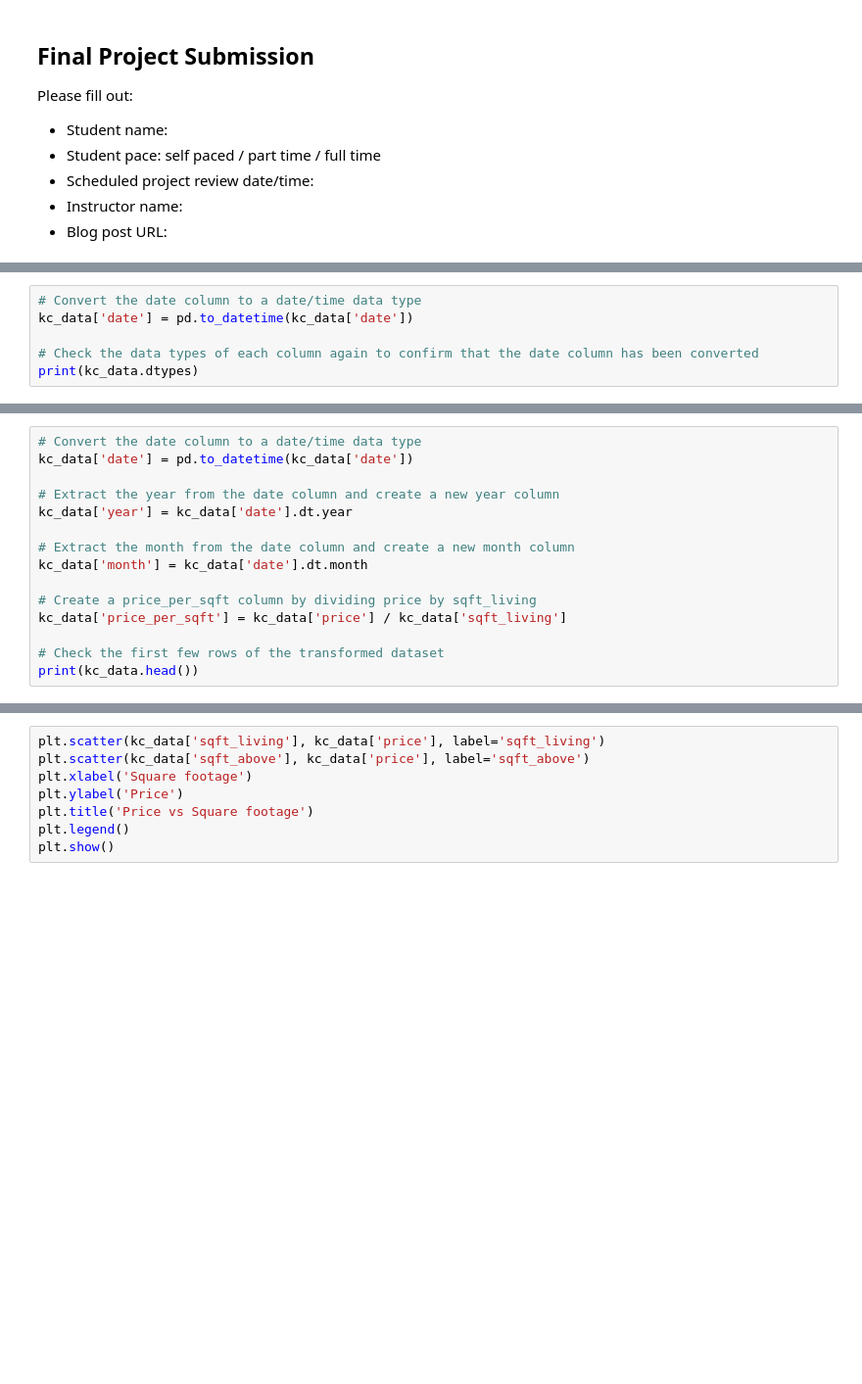
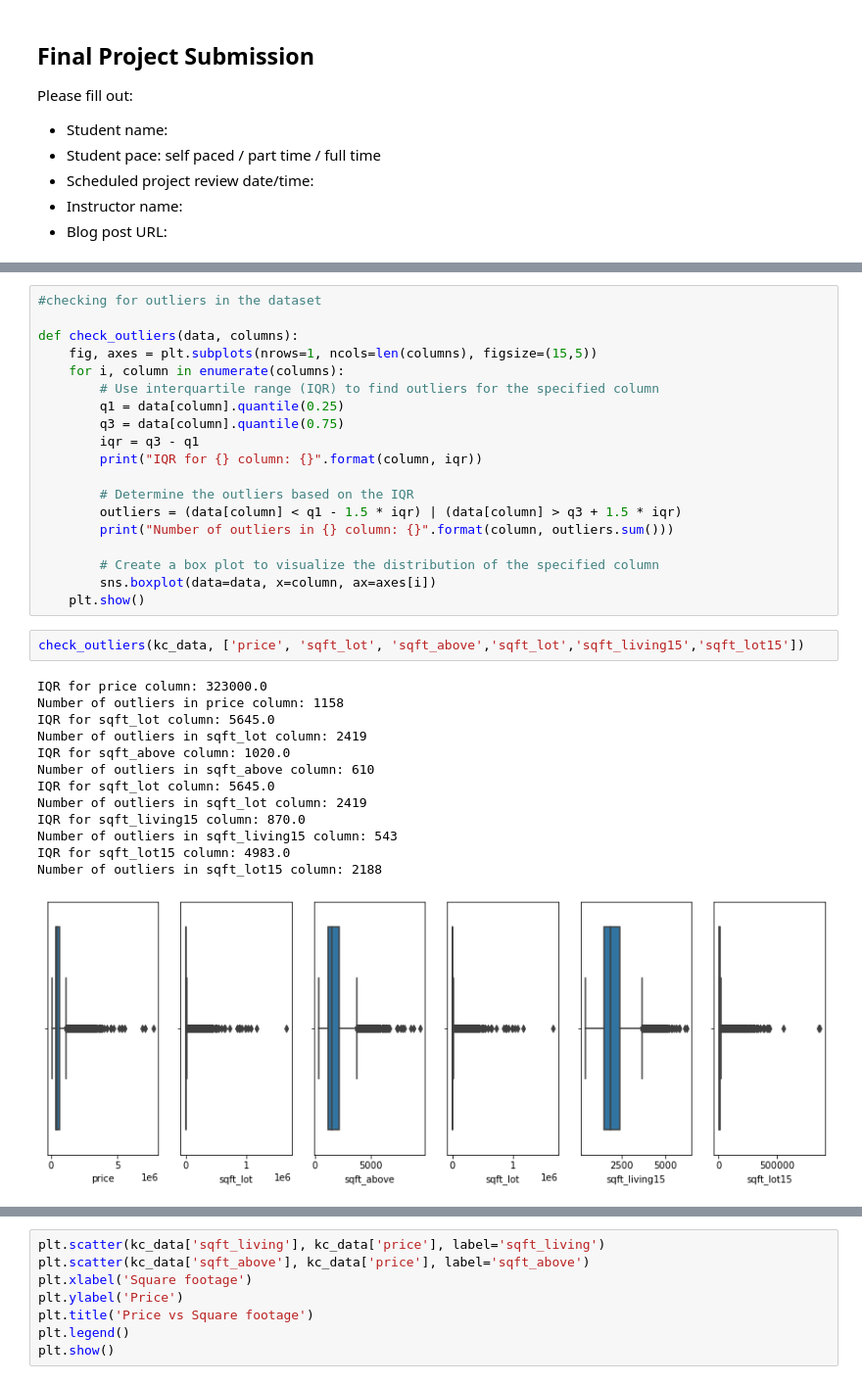
Before and after one commit to billymwangi/project-phase-2, a Jupyter notebook: student d.ipynb, the cells around one changed output, grey strips where cells are left out. Shown at 98% size. Drawn from its saved outputs; the diff is of its cells as text; blank space fills up the shorter version.

```diff
--- a/student d.ipynb
+++ b/student d.ipynb
@@ -336,6 +36,0 @@ correcting all the data types of columns with errors
-# %%
-# Convert the date column to a date/time data type
-kc_data['date'] = pd.to_datetime(kc_data['date'])
-
-# Check the data types of each column again to confirm that the date column has been converted
-print(kc_data.dtypes)
@@ -362,15 +36,0 @@ Tranforming the data
-# %%
-# Convert the date column to a date/time data type
-kc_data['date'] = pd.to_datetime(kc_data['date'])
-
-# Extract the year from the date column and create a new year column
-kc_data['year'] = kc_data['date'].dt.year
-
-# Extract the month from the date column and create a new month column
-kc_data['month'] = kc_data['date'].dt.month
-
-# Create a price_per_sqft column by dividing price by sqft_living
-kc_data['price_per_sqft'] = kc_data['price'] / kc_data['sqft_living']
-
-# Check the first few rows of the transformed dataset
-print(kc_data.head())
@@ -488,0 +155,35 @@ Multivariate EDA
+# %%
+#checking for outliers in the dataset
+
+def check_outliers(data, columns):
+    fig, axes = plt.subplots(nrows=1, ncols=len(columns), figsize=(15,5))
+    for i, column in enumerate(columns):
+        # Use interquartile range (IQR) to find outliers for the specified column
+        q1 = data[column].quantile(0.25)
+        q3 = data[column].quantile(0.75)
+        iqr = q3 - q1
+        print("IQR for {} column: {}".format(column, iqr))
+
+        # Determine the outliers based on the IQR
+        outliers = (data[column] < q1 - 1.5 * iqr) | (data[column] > q3 + 1.5 * iqr)
+        print("Number of outliers in {} column: {}".format(column, outliers.sum()))
+
+        # Create a box plot to visualize the distribution of the specified column
+        sns.boxplot(data=data, x=column, ax=axes[i])
+    plt.show()
+# %%
+check_outliers(kc_data, ['price', 'sqft_lot', 'sqft_above','sqft_lot','sqft_living15','sqft_lot15'])
+# %% [output]
+IQR for price column: 323000.0
+Number of outliers in price column: 1158
+IQR for sqft_lot column: 5645.0
+Number of outliers in sqft_lot column: 2419
+IQR for sqft_above column: 1020.0
+Number of outliers in sqft_above column: 610
+IQR for sqft_lot column: 5645.0
+Number of outliers in sqft_lot column: 2419
+IQR for sqft_living15 column: 870.0
+Number of outliers in sqft_living15 column: 543
+IQR for sqft_lot15 column: 4983.0
+Number of outliers in sqft_lot15 column: 2188
+[figure, added]
```
Also changed, not shown: parts of 60 cells of this notebook.
